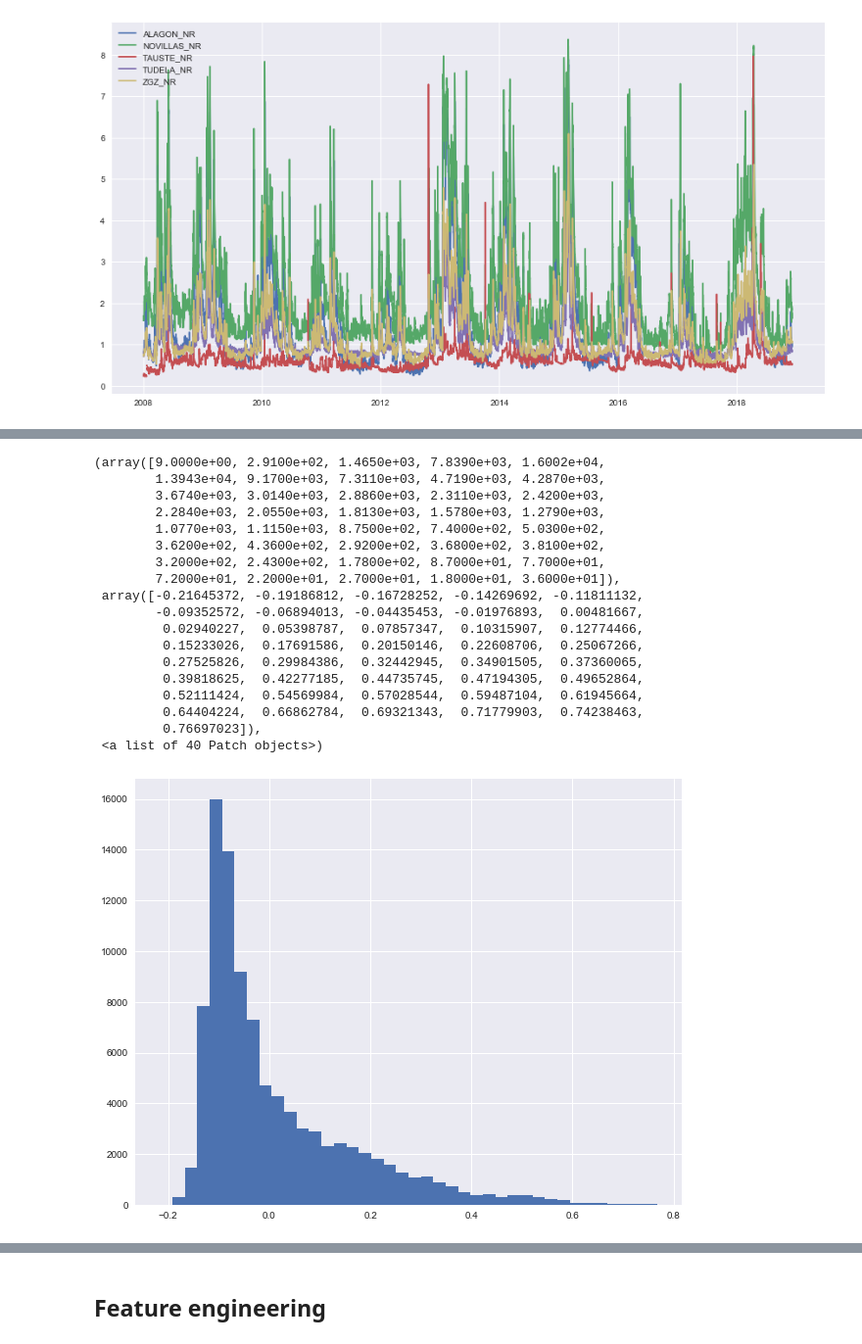
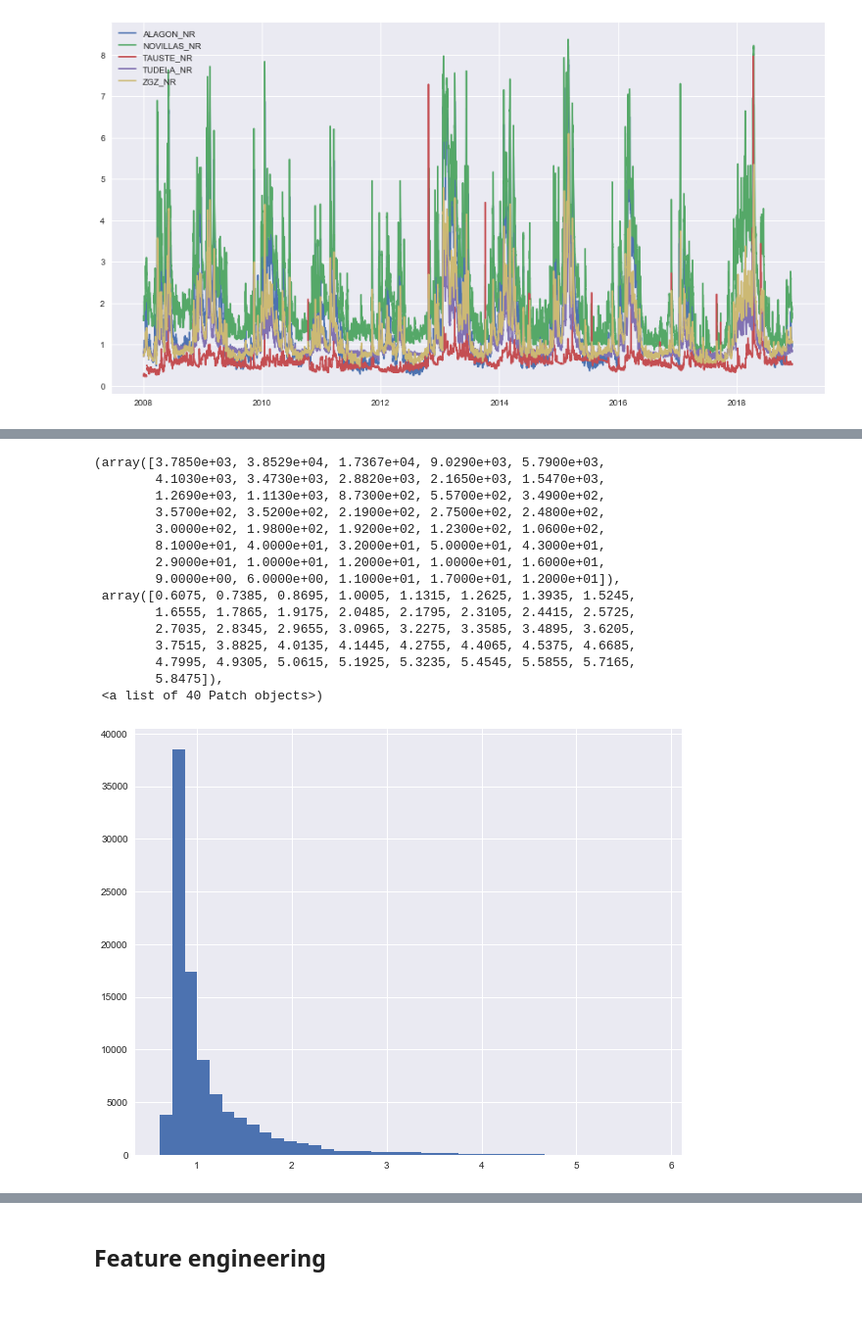
Before and after one commit to mlopezcaballero/Apsu, a Jupyter notebook: notebooks/data_preparation.ipynb, the cells around one changed output, grey strips where cells are left out. Shown at 98% size. Drawn from its saved outputs; the diff is of its cells as text; code cells hidden in the pictures; blank space fills up the shorter version.

```diff
--- a/notebooks/data_preparation.ipynb
+++ b/notebooks/data_preparation.ipynb
@@ -208,23 +212,20 @@ df.iloc[:,9:].plot(figsize=(15,8))
 # %%
 plt.figure(figsize=(10,8))
-plt.hist(np.log10(df.TUDELA_NR.values), 40)
+plt.hist(df.TUDELA_NR.values, 40)
 # %% [output]
-(array([9.0000e+00, 2.9100e+02, 1.4650e+03, 7.8390e+03, 1.6002e+04,
-        1.3943e+04, 9.1700e+03, 7.3110e+03, 4.7190e+03, 4.2870e+03,
-        3.6740e+03, 3.0140e+03, 2.8860e+03, 2.3110e+03, 2.4200e+03,
-        2.2840e+03, 2.0550e+03, 1.8130e+03, 1.5780e+03, 1.2790e+03,
-        1.0770e+03, 1.1150e+03, 8.7500e+02, 7.4000e+02, 5.0300e+02,
-        3.6200e+02, 4.3600e+02, 2.9200e+02, 3.6800e+02, 3.8100e+02,
-        3.2000e+02, 2.4300e+02, 1.7800e+02, 8.7000e+01, 7.7000e+01,
-        7.2000e+01, 2.2000e+01, 2.7000e+01, 1.8000e+01, 3.6000e+01]),
- array([-0.21645372, -0.19186812, -0.16728252, -0.14269692, -0.11811132,
-        -0.09352572, -0.06894013, -0.04435453, -0.01976893,  0.00481667,
-         0.02940227,  0.05398787,  0.07857347,  0.10315907,  0.12774466,
-         0.15233026,  0.17691586,  0.20150146,  0.22608706,  0.25067266,
-         0.27525826,  0.29984386,  0.32442945,  0.34901505,  0.37360065,
-         0.39818625,  0.42277185,  0.44735745,  0.47194305,  0.49652864,
-         0.52111424,  0.54569984,  0.57028544,  0.59487104,  0.61945664,
-         0.64404224,  0.66862784,  0.69321343,  0.71779903,  0.74238463,
-         0.76697023]),
+(array([3.7850e+03, 3.8529e+04, 1.7367e+04, 9.0290e+03, 5.7900e+03,
+        4.1030e+03, 3.4730e+03, 2.8820e+03, 2.1650e+03, 1.5470e+03,
+        1.2690e+03, 1.1130e+03, 8.7300e+02, 5.5700e+02, 3.4900e+02,
+        3.5700e+02, 3.5200e+02, 2.1900e+02, 2.7500e+02, 2.4800e+02,
+        3.0000e+02, 1.9800e+02, 1.9200e+02, 1.2300e+02, 1.0600e+02,
+        8.1000e+01, 4.0000e+01, 3.2000e+01, 5.0000e+01, 4.3000e+01,
+        2.9000e+01, 1.0000e+01, 1.2000e+01, 1.0000e+01, 1.6000e+01,
+        9.0000e+00, 6.0000e+00, 1.1000e+01, 1.7000e+01, 1.2000e+01]),
+ array([0.6075, 0.7385, 0.8695, 1.0005, 1.1315, 1.2625, 1.3935, 1.5245,
+        1.6555, 1.7865, 1.9175, 2.0485, 2.1795, 2.3105, 2.4415, 2.5725,
+        2.7035, 2.8345, 2.9655, 3.0965, 3.2275, 3.3585, 3.4895, 3.6205,
+        3.7515, 3.8825, 4.0135, 4.1445, 4.2755, 4.4065, 4.5375, 4.6685,
+        4.7995, 4.9305, 5.0615, 5.1925, 5.3235, 5.4545, 5.5855, 5.7165,
+        5.8475]),
  <a list of 40 Patch objects>)
-[figure, old version]
+[figure, new version]
```
Also changed, not shown: parts of 28 cells of this notebook, 2 other files.
